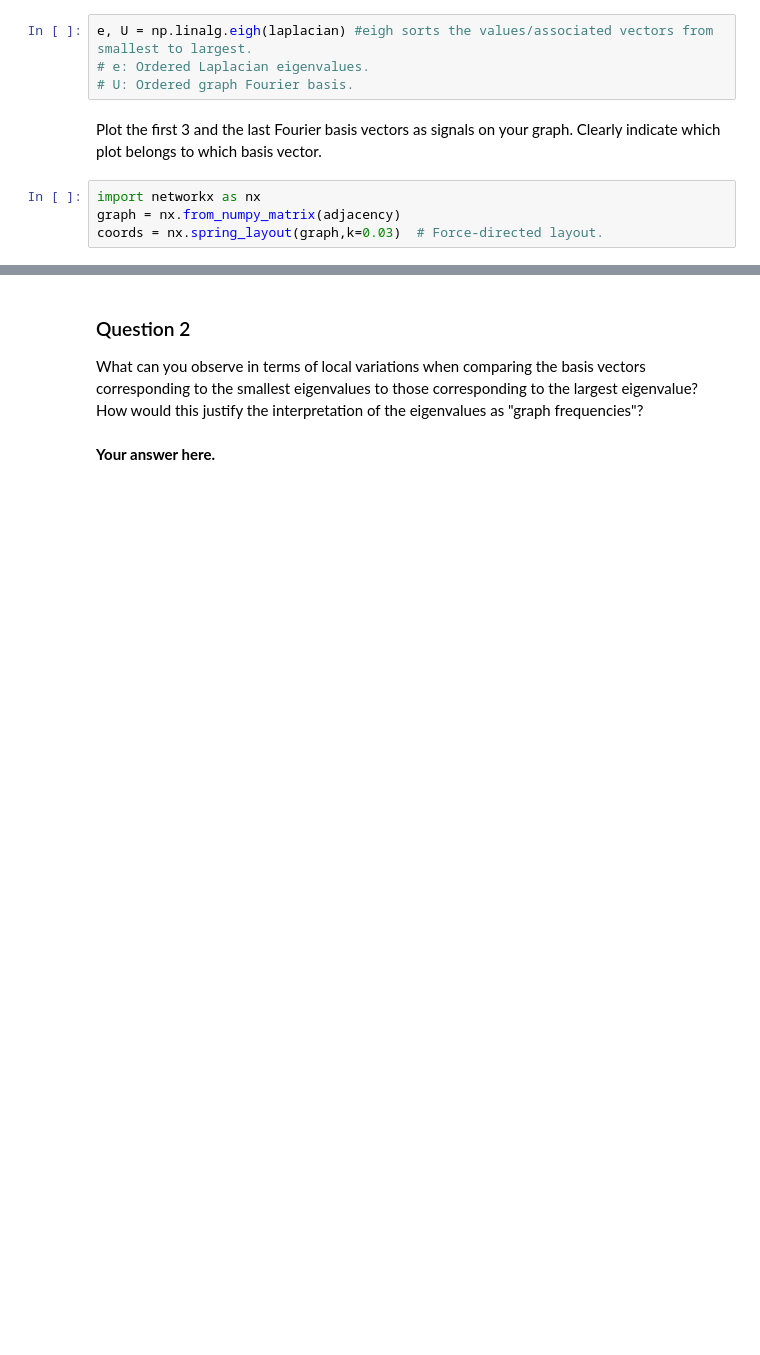
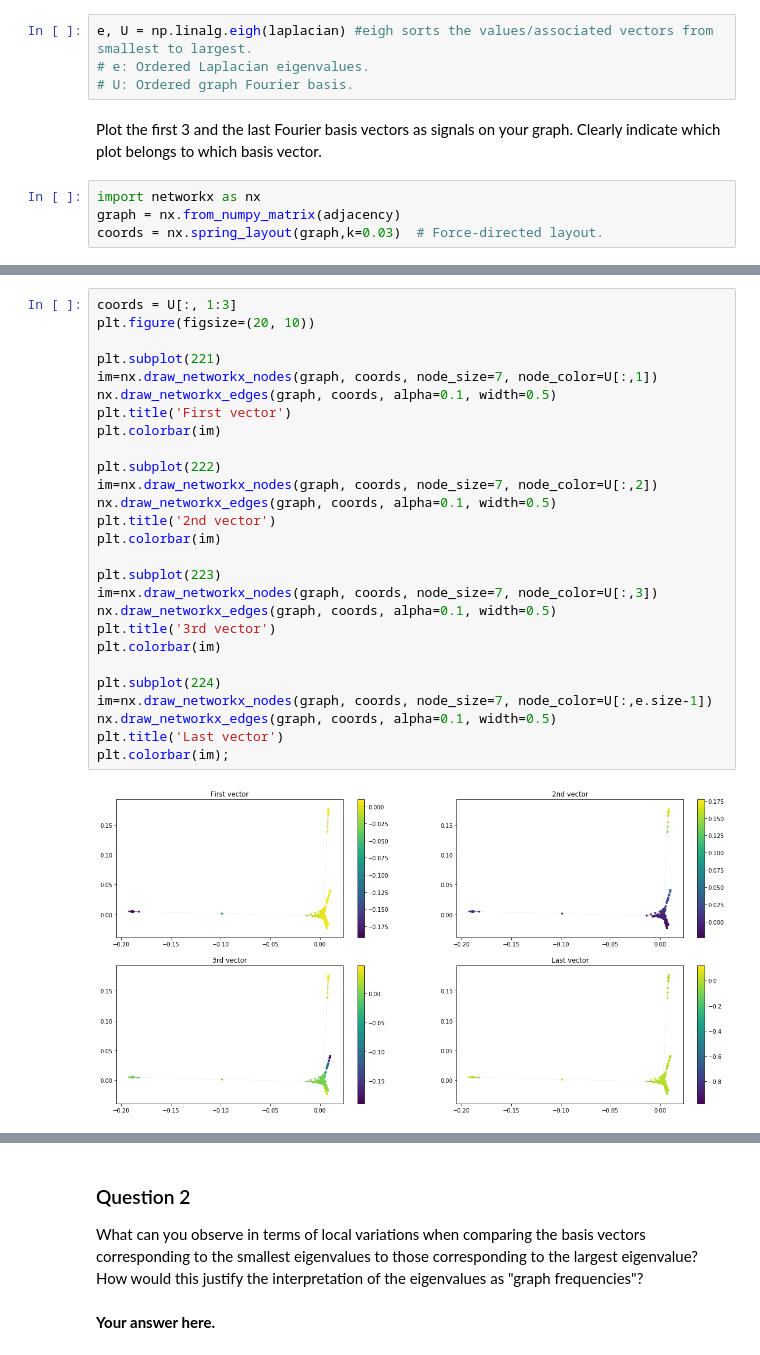
Before and after one commit to swouf/ntds_IMDb_team4, a Jupyter notebook: 4_graph_signal_processing.ipynb, the cells around one changed output, grey strips where cells are left out. Saved outputs shown, nothing was run; the diff lists cells and outputs as text; blank space fills up the shorter version.

```diff
--- a/4_graph_signal_processing.ipynb
+++ b/4_graph_signal_processing.ipynb
@@ -188,3 +196,32 @@ plt.colorbar(im);
+# %%
+coords = U[:, 1:3]
+plt.figure(figsize=(20, 10))
+
+plt.subplot(221)
+im=nx.draw_networkx_nodes(graph, coords, node_size=7, node_color=U[:,1])
+nx.draw_networkx_edges(graph, coords, alpha=0.1, width=0.5)
+plt.title('First vector')
+plt.colorbar(im)
+
+plt.subplot(222)
+im=nx.draw_networkx_nodes(graph, coords, node_size=7, node_color=U[:,2])
+nx.draw_networkx_edges(graph, coords, alpha=0.1, width=0.5)
+plt.title('2nd vector')
+plt.colorbar(im)
+
+plt.subplot(223)
+im=nx.draw_networkx_nodes(graph, coords, node_size=7, node_color=U[:,3])
+nx.draw_networkx_edges(graph, coords, alpha=0.1, width=0.5)
+plt.title('3rd vector')
+plt.colorbar(im)
+
+plt.subplot(224)
+im=nx.draw_networkx_nodes(graph, coords, node_size=7, node_color=U[:,e.size-1])
+nx.draw_networkx_edges(graph, coords, alpha=0.1, width=0.5)
+plt.title('Last vector')
+plt.colorbar(im);
+# %% [output]
+[figure, added]
 # %%
 # ACHTUNG cette case ne sert à rien (à enlever à la fin)
 plt.figure(figsize=(15, 5))
```
Also changed, not shown: parts of 5 cells of this notebook.
